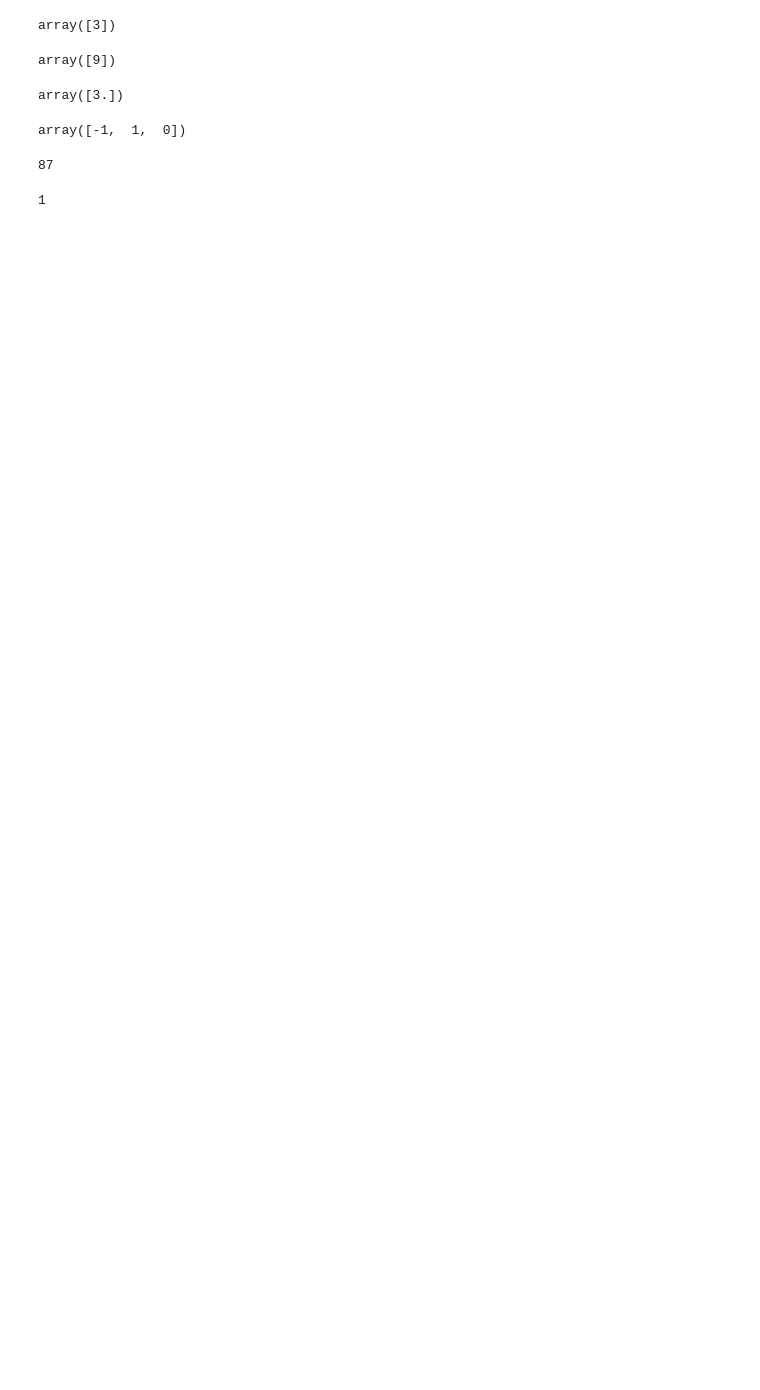
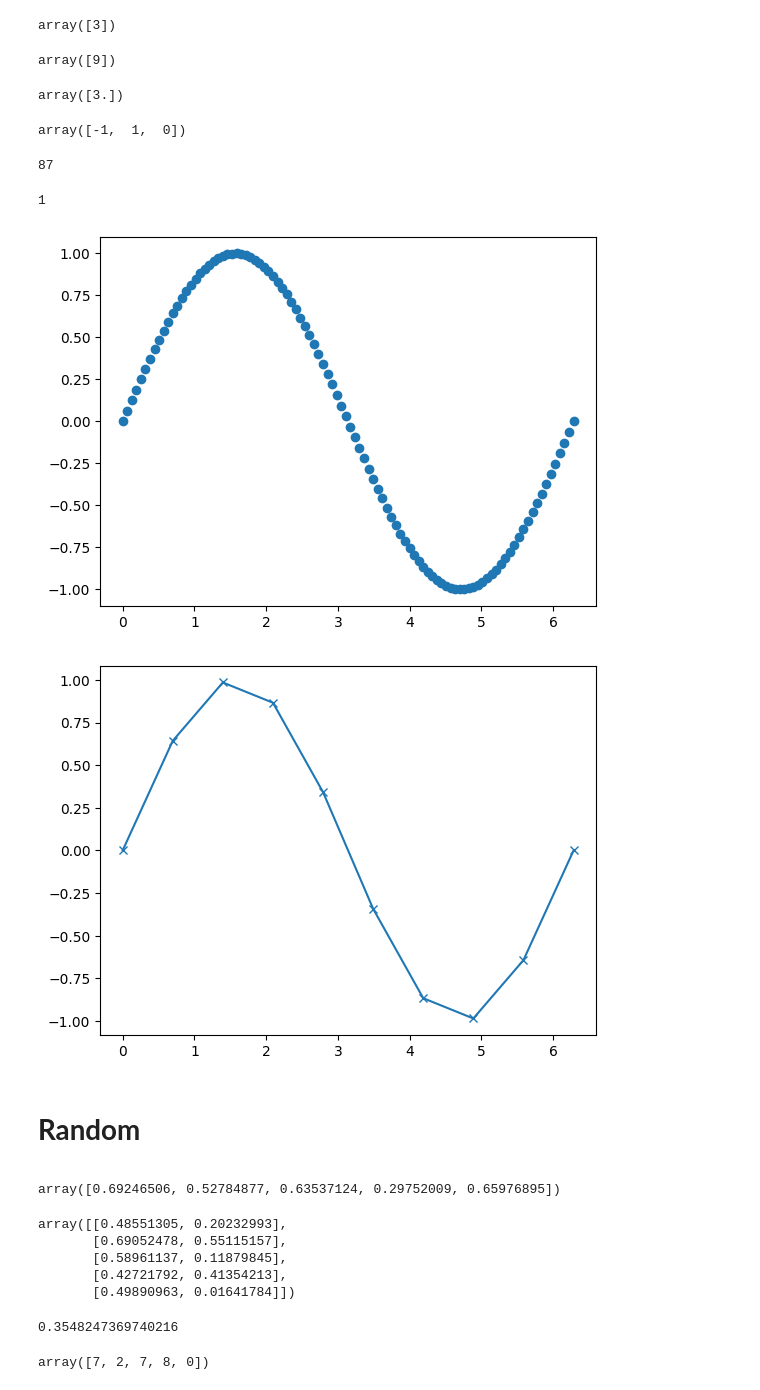
Before and after one commit to BingHung/AI, a Jupyter notebook: Numpy_(Numerical_Python).ipynb, the cells around one changed output. Drawn from its saved outputs; the diff is of its cells as text; code cells hidden in the pictures; blank space fills up the shorter version.

```diff
--- a/Numpy_(Numerical_Python).ipynb
+++ b/Numpy_(Numerical_Python).ipynb
@@ -725,3 +725,42 @@ np.max([1,87,5])
 np.min([1,87,5])
 # %% [output]
 1
+# %%
+import numpy as np
+import matplotlib.pyplot as plt
+
+x = np.linspace(0, 2*np.pi, 100)
+y = np.sin(x)
+plt.plot(x,y, 'o')
+plt.show()
+
+xvals = np.linspace(0, 2*np.pi, 10)
+yinterp = np.interp(xvals, x, y)
+plt.plot(xvals, yinterp, '-x')
+plt.show()
+# %% [output]
+[figure, added]
+[figure, added]
+# %% [markdown]
+**<h1> Random**
+# %%
+#random
+np.random.rand(5)
+# %% [output]
+array([0.69246506, 0.52784877, 0.63537124, 0.29752009, 0.65976895])
+# %%
+np.random.rand(5,2)
+# %% [output]
+array([[0.48551305, 0.20232993],
+       [0.69052478, 0.55115157],
+       [0.58961137, 0.11879845],
+       [0.42721792, 0.41354213],
+       [0.49890963, 0.01641784]])
+# %%
+np.random.randn()
+# %% [output]
+0.3548247369740216
+# %%
+np.random.randint(0,10, size=5)
+# %% [output]
+array([7, 2, 7, 8, 0])
```
Also changed, not shown: parts of 1 cell of this notebook.
